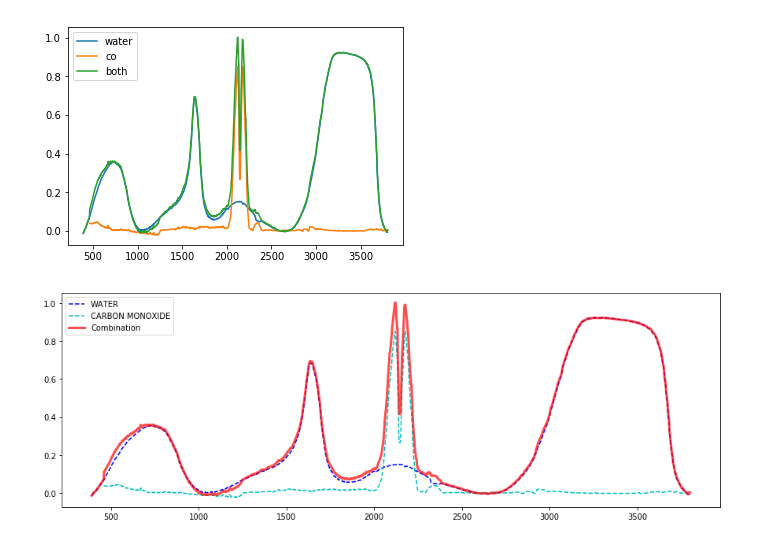
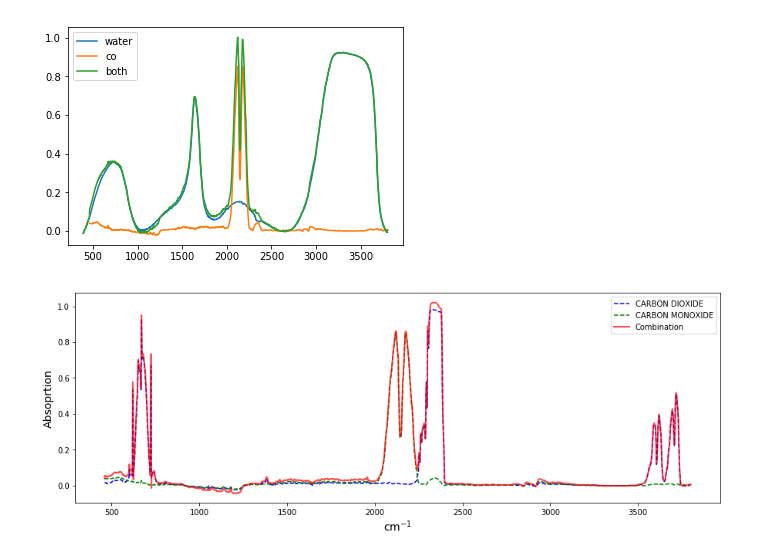
Before and after one commit to raman-noodles/Raman-noodles, a Jupyter notebook: examples/matching_test.ipynb, the cells around one changed output. Saved outputs shown, nothing was run; the diff lists cells and outputs as text; code cells hidden in the pictures.

Commit message:
improved plotting and added to shoyu.py

```diff
--- a/examples/matching_test.ipynb
+++ b/examples/matching_test.ipynb
@@ -265,7 +265,7 @@ def combine_spectra(compound_1, compound_2):
     comp1_data_int = list(zip(comp1_range, y_comp1_interp))
     comp2_data_int = list(zip(comp2_range, y_comp2_interp))
     # add the two spectra
-    combined = comp1_data_int + comp2_data_int
+    combined = sorted(comp1_data_int + comp2_data_int)
     # add by like
     d = {x:0 for x,_ in combined}
     for name,num in combined:
@@ -276,11 +276,13 @@ def combine_spectra(compound_1, compound_2):
     # plot original data and combined plot
     plt.figure(figsize=(15,5))
     plt.plot(x_comp1, y_comp1, 'b--', label=compound_1)
-    plt.plot(x_comp2, y_comp2, 'c--', label=compound_2)
-    plt.plot(x_combined, y_combined, 'r', label='Combination', linewidth=3, alpha=0.7)
+    plt.plot(x_comp2, y_comp2, 'g--', label=compound_2)
+    plt.plot(x_combined, y_combined, 'r', label='Combination', linewidth=2, alpha=0.7)
     plt.legend()
+    plt.xlabel('cm$^{-1}$', fontsize=14)
+    plt.ylabel('Absoprtion', fontsize=14)
     return x_combined, y_combined
 # %%
-data = combine_spectra('WATER', 'CARBON MONOXIDE')
+data = combine_spectra('CARBON DIOXIDE', 'CARBON MONOXIDE')
 # %% [output]
-[figure, old version]
+[figure, new version]
```
Also changed, not shown: 1 other file.
